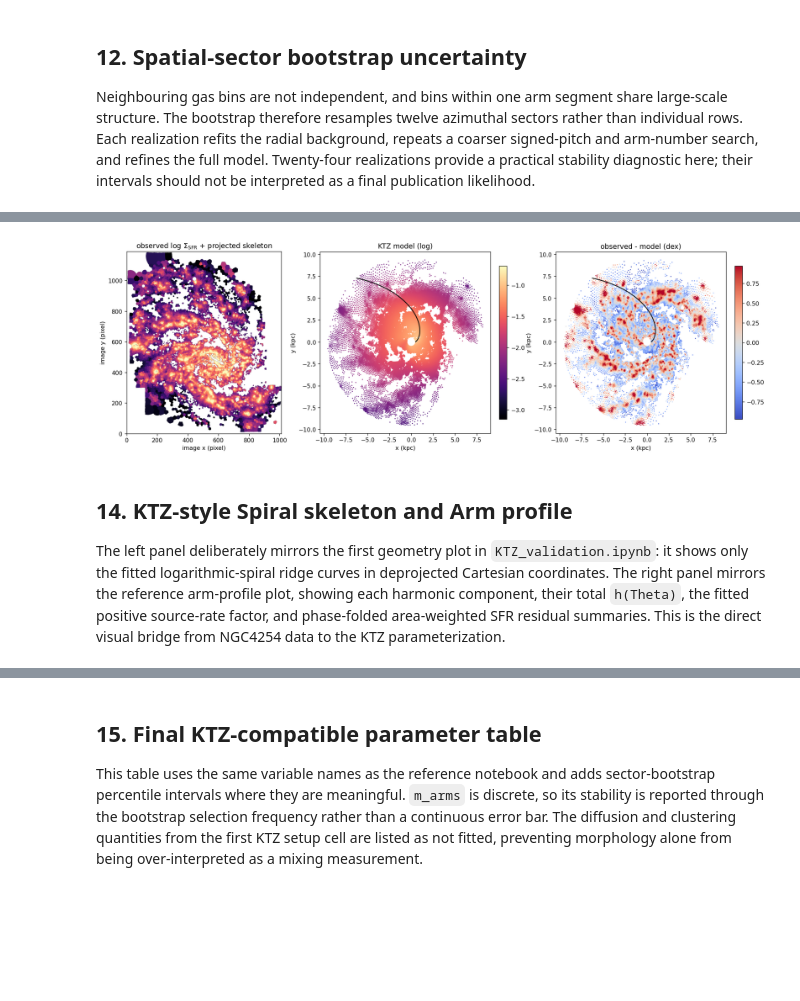
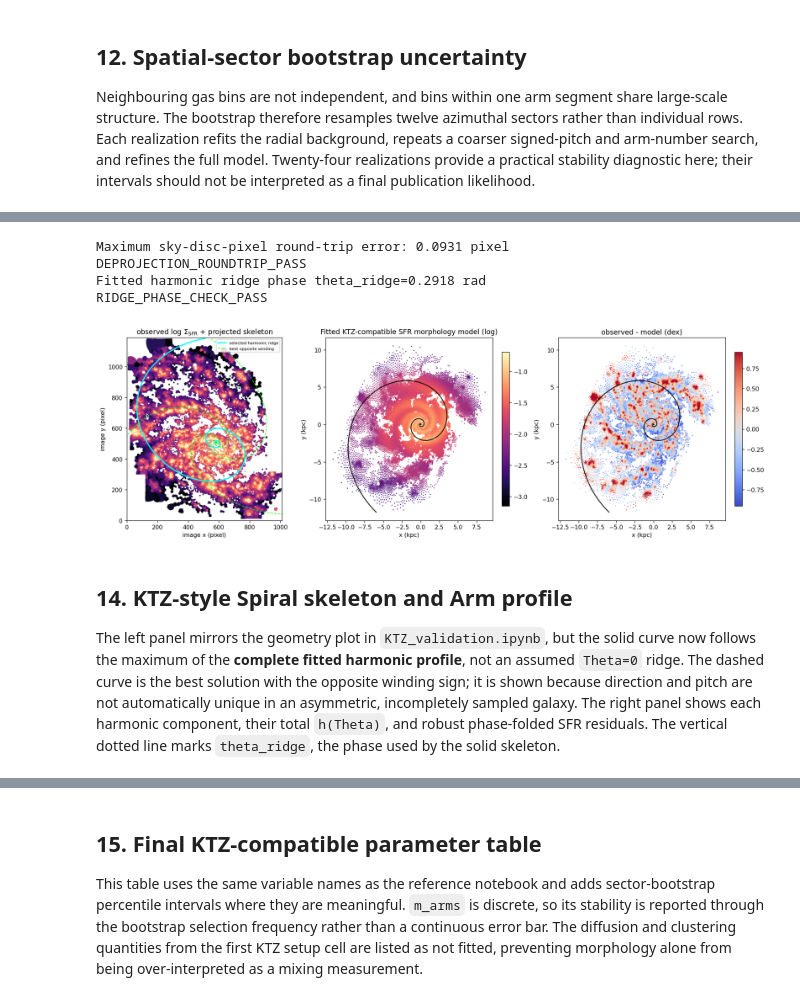
Before and after one commit to Rongjun-ANU/ICRAR-MAUVE, a Jupyter notebook: further/20260713_NGC4254_KTZ_spiral_fit.ipynb, the cells around one changed output, grey strips where cells are left out. Drawn from its saved outputs; the diff is of its cells as text; code cells hidden in the pictures; blank space fills up the shorter version.

```diff
--- a/further/20260713_NGC4254_KTZ_spiral_fit.ipynb
+++ b/further/20260713_NGC4254_KTZ_spiral_fit.ipynb
@@ -519,6 +589,16 @@ The real fit uses the complete un-clipped linear SFR measurements in the bounded
 # %%
-spiral_guess, search_table = recover_spiral_parameters(fit_table)
-real_fit = refine_full_model(fit_table, spiral_guess, radial_fit)
+_, search_table = search_spiral_geometry(
+    fit_table["radius_kpc"], fit_table["azimuth_rad"],
+    fit_table["q_search"], fit_table["area_pix"])
+real_fit, candidate_fit_table, candidate_models = compare_candidate_modes(
+    fit_table, radial_fit, search_table, scope="all")
+best_sign = int(np.sign(real_fit["pitch_angle"]))
+opposite_rows = candidate_fit_table[(candidate_fit_table["success"]) &
+                                    (candidate_fit_table["winding_sign"] == -best_sign)]
+opposite_row = opposite_rows.iloc[0]
+opposite_winding_fit = candidate_models[(int(opposite_row["m_arms"]), -best_sign)]
+display(candidate_fit_table)
+print("GLOBAL_MODE_COMPARISON_COMPLETE")
 
 theta_fit = spiral_phase(fit_table["radius_kpc"], fit_table["azimuth_rad"],
                          real_fit["m_arms"], real_fit["pitch_angle"], real_fit["Theta0"])
@@ -535,4 +615,7 @@ print({key: value for key, value in real_fit.items()
 print("harmonic_n =", real_fit["harmonic_n"])
 print("harmonic_g =", np.round(real_fit["harmonic_g"], 4))
 print("harmonic_alpha =", np.round(real_fit["harmonic_alpha"], 4))
+print(f"Best opposite-winding candidate: m={opposite_winding_fit['m_arms']}, "
+      f"pitch={opposite_winding_fit['pitch_angle']:.2f} deg, "
+      f"delta objective={opposite_row['delta_objective_percent']:.3f}%")
 # %% [output]
@@ -637,13 +736,20 @@ These panels compare the observed deprojected bin field with the fitted source-r
 # %%
+def profile_peak_phase(model):
+    phase_grid = np.linspace(0.0, 2.0*np.pi, 32768, endpoint=False)
+    profile = arm_profile(phase_grid, model["harmonic_g"], model["harmonic_alpha"])
+    return float(phase_grid[np.argmax(profile)])
+
+
 def skeleton_xy(model, radius_grid):
     curves = []
     m = model["m_arms"]
     pitch = np.deg2rad(model["pitch_angle"])
+    theta_ridge = profile_peak_phase(model)
     for k in range(m):
         phi = ((m/np.tan(pitch))*np.log(radius_grid/R_REF_KPC)
-               + model["Theta0"] - 2*np.pi*k)/m
+               + model["Theta0"] - theta_ridge - 2*np.pi*k)/m
         curves.append((radius_grid*np.cos(phi), radius_grid*np.sin(phi)))
-    return curves
+    return curves, theta_ridge
 
 
 def project_disc_to_pixel(x_disc, y_disc):
@@ -656,45 +762,71 @@ def project_disc_to_pixel(x_disc, y_disc):
     north_kpc = major*np.cos(pa_rad) + minor_projected*np.sin(pa_rad)
     east_arcsec = east_kpc/ARCSEC_TO_KPC
     north_arcsec = north_kpc/ARCSEC_TO_KPC
-    position_angle = np.arctan2(east_arcsec, north_arcsec)*u.rad
-    separation = np.hypot(east_arcsec, north_arcsec)*u.arcsec
-    sky = CENTER.spherical_offsets_by(position_angle, separation)
+    # spherical_offsets_by expects longitude and latitude offsets directly.
+    sky = CENTER.spherical_offsets_by(east_arcsec*u.arcsec, north_arcsec*u.arcsec)
     return celestial_wcs.world_to_pixel(sky)
 
 
-radius_grid = np.linspace(INNER_RADIUS_KPC, R_OUT_KPC, 700)
-curves = skeleton_xy(real_fit, radius_grid)
+radius_grid = np.geomspace(R_IN_KPC, R_OUT_KPC, 900)
+curves, theta_ridge = skeleton_xy(real_fit, radius_grid)
+opposite_curves, opposite_theta_ridge = skeleton_xy(opposite_winding_fit, radius_grid)
+# Verify the inverse transform on real bin centroids before trusting an image overlay.
+roundtrip_sample = bin_table.iloc[np.linspace(0, len(bin_table)-1, 64, dtype=int)]
+roundtrip_x, roundtrip_y = project_disc_to_pixel(roundtrip_sample["x_disc_kpc"],
+                                                 roundtrip_sample["y_disc_kpc"])
+roundtrip_error_pix = np.hypot(roundtrip_x-roundtrip_sample["x_pix"],
+                              roundtrip_y-roundtrip_sample["y_pix"])
+# The spherical offsets close to machine precision; WCS frame conversion leaves <0.1 pixel.
+assert np.nanmax(roundtrip_error_pix) < 0.1
+print(f"Maximum sky-disc-pixel round-trip error: {np.nanmax(roundtrip_error_pix):.4f} pixel")
+print("DEPROJECTION_ROUNDTRIP_PASS")
+# Verify that the plotted curve is the maximum of the complete harmonic model, not Theta=0.
+for x_curve, y_curve in curves:
+    phase_on_curve = spiral_phase(np.hypot(x_curve, y_curve), np.arctan2(y_curve, x_curve),
+                                  real_fit["m_arms"], real_fit["pitch_angle"], real_fit["Theta0"])
+    assert np.nanmax(np.abs(wrap_angle(phase_on_curve-theta_ridge))) < 1e-9
+print(f"Fitted harmonic ridge phase theta_ridge={theta_ridge:.4f} rad")
+print("RIDGE_PHASE_CHECK_PASS")
 fig, axes = plt.subplots(1, 3, figsize=(16.0, 5.1), constrained_layout=True)
-panels = [("model_sfr", "KTZ model (log)", "magma", vmin, vmax),
+panels = [("model_sfr", "Fitted KTZ-compatible SFR morphology model (log)", "magma", vmin, vmax),
           ("residual_dex", "observed - model (dex)", "coolwarm",
            -np.nanpercentile(abs(fit_table["residual_dex"]), 95),
            np.nanpercentile(abs(fit_table["residual_dex"]), 95))]
 axes[0].imshow(log_sfr_map, origin="lower", cmap="magma", vmin=vmin, vmax=vmax)
 for x_curve, y_curve in curves:
     xp, yp = project_disc_to_pixel(x_curve, y_curve)
-    axes[0].plot(xp, yp, color="cyan", lw=1.6)
+    axes[0].plot(xp, yp, color="cyan", lw=2.0, label="selected harmonic ridge")
+for curve_index, (x_curve, y_curve) in enumerate(opposite_curves):
+    xp, yp = project_disc_to_pixel(x_curve, y_curve)
+    axes[0].plot(xp, yp, color="lime", lw=1.2, ls="--", alpha=0.8,
+                 label="best opposite winding" if curve_index == 0 else "_nolegend_")
 axes[0].set(xlim=(0, log_sfr_map.shape[1]-1), ylim=(0, log_sfr_map.shape[0]-1),
             xlabel="image x (pixel)", ylabel="image y (pixel)",
             title=r"observed log $\Sigma_{\rm SFR}$ + projected skeleton")
 axes[0].set_aspect("equal")
+axes[0].legend(loc="upper right", fontsize=7)
 for ax, (column, title, cmap, lo, hi) in zip(axes[1:], panels):
     color_value = np.log10(fit_table[column]) if column == "model_sfr" else fit_table[column]
     sc = ax.scatter(fit_table["x_disc_kpc"], fit_table["y_disc_kpc"], c=color_value,
                     s=3, cmap=cmap, vmin=lo, vmax=hi, linewidth=0)
     for x_curve, y_curve in curves:
         ax.plot(x_curve, y_curve, color="black", lw=1.5, alpha=0.9)
     ax.set_aspect("equal")
     ax.set_title(title)
     ax.set_xlabel("x (kpc)")
     ax.set_ylabel("y (kpc)")
     fig.colorbar(sc, ax=ax, shrink=0.84)
 plt.show()
 # %% [output]
+Maximum sky-disc-pixel round-trip error: 0.0931 pixel
+DEPROJECTION_ROUNDTRIP_PASS
+Fitted harmonic ridge phase theta_ridge=0.2918 rad
+RIDGE_PHASE_CHECK_PASS
-[figure, old version]
+[figure, new version]
-# %% [markdown]
-## 14. KTZ-style Spiral skeleton and Arm profile
-
-The left panel deliberately mirrors the first geometry plot in `KTZ_validation.ipynb`: it shows only the fitted logarithmic-spiral ridge curves in deprojected Cartesian coordinates. The right panel mirrors the reference arm-profile plot, showing each harmonic component, their total `h(Theta)`, the fitted positive source-rate factor, and phase-folded area-weighted SFR residual summaries. This is the direct visual bridge from NGC4254 data to the KTZ parameterization.
+# %% [markdown]
+## 14. KTZ-style Spiral skeleton and Arm profile
+
+The left panel mirrors the geometry plot in `KTZ_validation.ipynb`, but the solid curve now follows the maximum of the **complete fitted harmonic profile**, not an assumed `Theta=0` ridge. The dashed curve is the best solution with the opposite winding sign; it is shown because direction and pitch are not automatically unique in an asymmetric, incompletely sampled galaxy. The right panel shows each harmonic component, their total `h(Theta)`, and robust phase-folded SFR residuals. The vertical dotted line marks `theta_ridge`, the phase used by the solid skeleton.
 # %%
 theta_grid = np.linspace(0, 2*np.pi, 800)
 profile_total = arm_profile(theta_grid, real_fit["harmonic_g"], real_fit["harmonic_alpha"])
```
Also changed, not shown: parts of 17 cells of this notebook, 1 other file.
